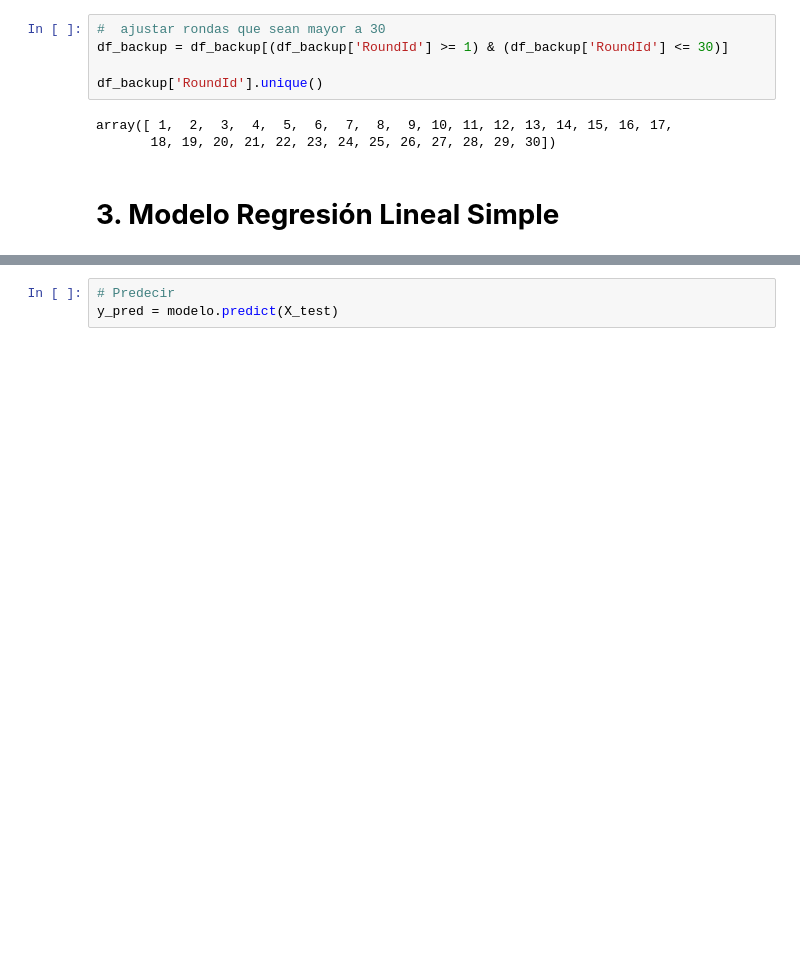
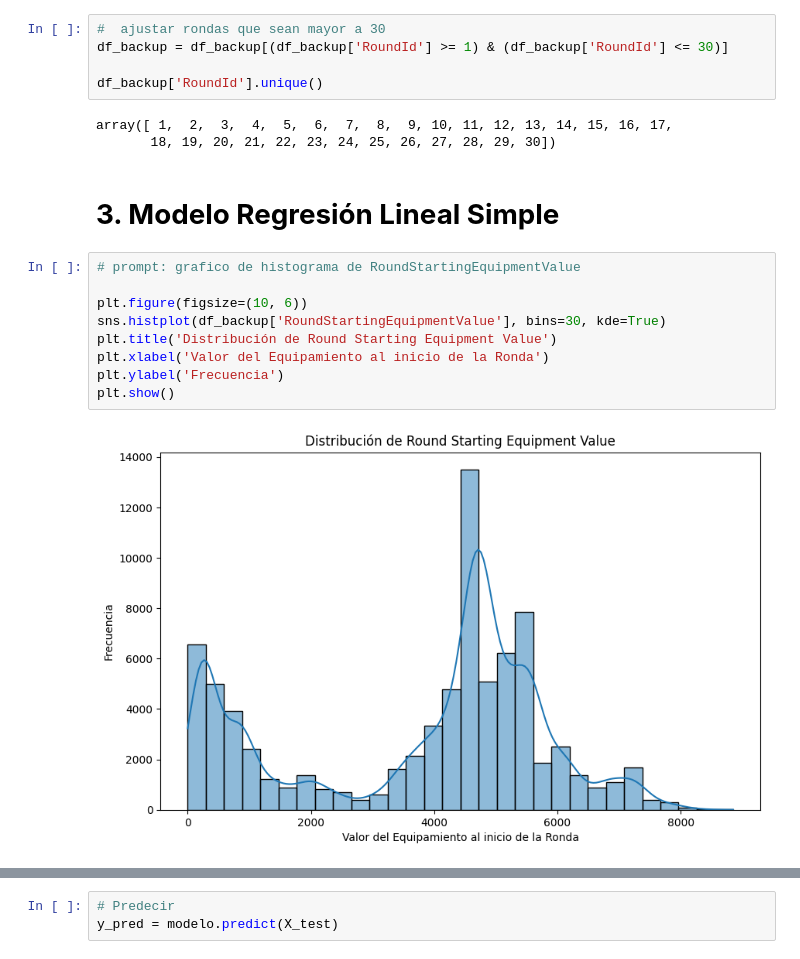
Before and after one commit to BrandonLCC/Informe_Tecnico_FMY0100, a Jupyter notebook: modelos/Regresion/Modelo 1 - Regresión Lineal Simple.ipynb, the cells around one changed output, grey strips where cells are left out. Cells and saved outputs as stored; diff of their text form; blank space fills up the shorter version.

```diff
--- a/modelos/Regresion/Modelo 1 - Regresión Lineal Simple.ipynb
+++ b/modelos/Regresion/Modelo 1 - Regresión Lineal Simple.ipynb
@@ -160,3 +179,14 @@ array([ 1,  2,  3,  4,  5,  6,  7,  8,  9, 10, 11, 12, 13, 14, 15, 16, 17,
        18, 19, 20, 21, 22, 23, 24, 25, 26, 27, 28, 29, 30])
 # %% [markdown]
 # **3. Modelo Regresión Lineal Simple**
+# %%
+# prompt: grafico de histograma de RoundStartingEquipmentValue
+
+plt.figure(figsize=(10, 6))
+sns.histplot(df_backup['RoundStartingEquipmentValue'], bins=30, kde=True)
+plt.title('Distribución de Round Starting Equipment Value')
+plt.xlabel('Valor del Equipamiento al inicio de la Ronda')
+plt.ylabel('Frecuencia')
+plt.show()
+# %% [output]
+[figure, added]
```
Also changed, not shown: parts of 12 cells of this notebook, 3 other files.
